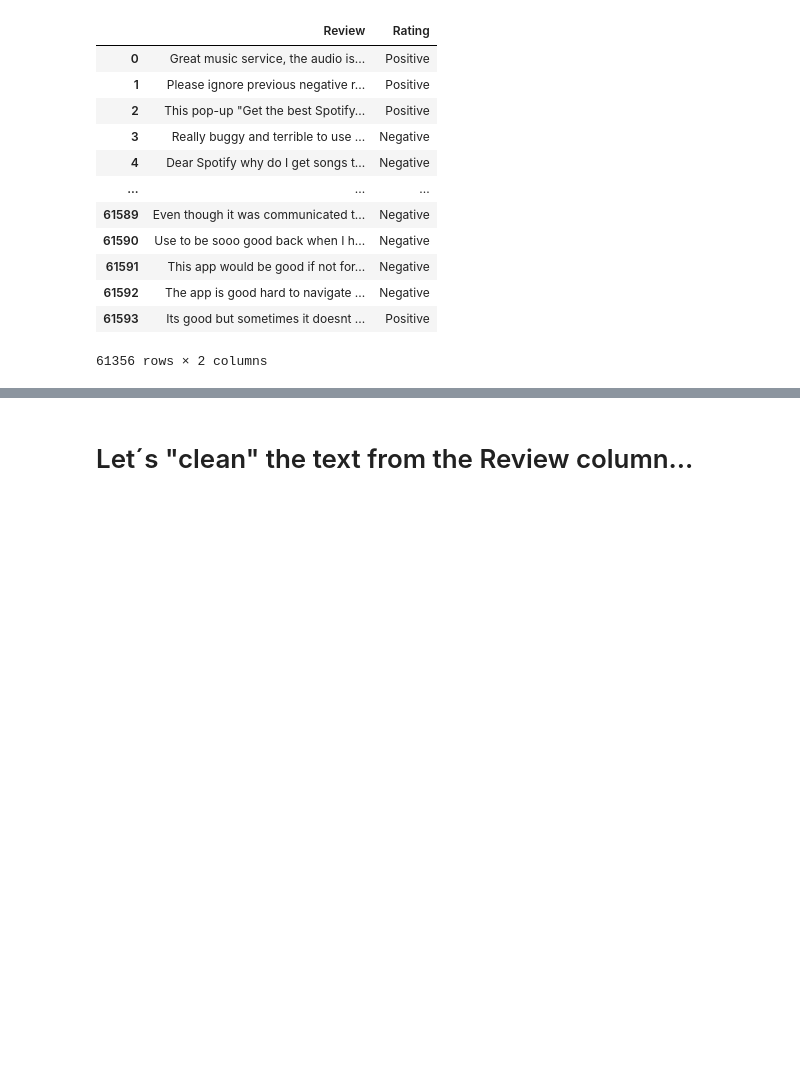
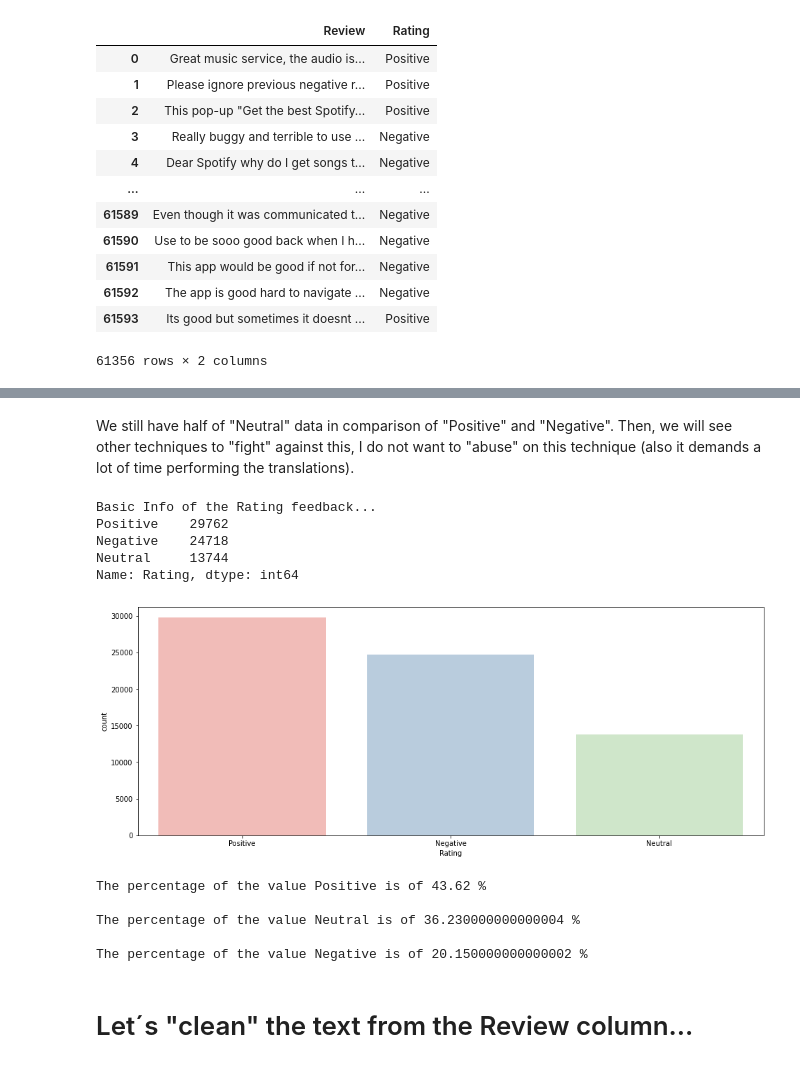
Before and after one commit to santiagoromero20/SentimentAnalysisApp-NLP-MCC, a Jupyter notebook: EDA.ipynb, the cells around one changed output, grey strips where cells are left out. Saved outputs shown, nothing was run; the diff lists cells and outputs as text; code cells hidden in the pictures; blank space fills up the shorter version.

```diff
--- a/EDA.ipynb
+++ b/EDA.ipynb
@@ -175,0 +242,11 @@ data
+# %%
+russian_trans_c = russian_trans.copy()
+for index, col in russian_trans_c.iterrows():
+    timer = time.time()
+    if time.time() < (timer + 1):
+        try:
+            russian_trans_c.loc[index, "Reviews"] = GoogleTranslator(source="auto", target="english").translate(russian_trans_c.loc[index, "Reviews"])
+        except:
+            pass
+
+russian_trans_c.to_csv("eng_trans.csv")
@@ -175,0 +316,27 @@ data
+# %% [markdown]
+We still have half of "Neutral" data in comparison of "Positive" and "Negative". Then, we will see other techniques to "fight" against this, I do not want to "abuse" on this technique (also it demands a lot of time performing the translations).
+# %%
+print("Basic Info of the Rating feedback...")
+a = data_augmented["Rating"].value_counts()
+print(a,"\n")
+plt.figure(figsize=(16,6))
+sns.countplot(data=data_augmented, x="Rating", palette='Pastel1')
+plt.show()
+
+total = data_augmented.shape[0]
+classes = ["Positive", "Neutral", "Negative"]
+for i in range(3):
+    percentage = a[i]/total
+    print(f"The percentage of the value {classes[i]} is of",round(percentage,4)*100,"%","\n")
+# %% [output]
+Basic Info of the Rating feedback...
+Positive    29762
+Negative    24718
+Neutral     13744
+Name: Rating, dtype: int64
+[figure, added]
+The percentage of the value Positive is of 43.62 %
+
+The percentage of the value Neutral is of 36.230000000000004 %
+
+The percentage of the value Negative is of 20.150000000000002 %
```
Also changed, not shown: parts of 77 cells of this notebook.
